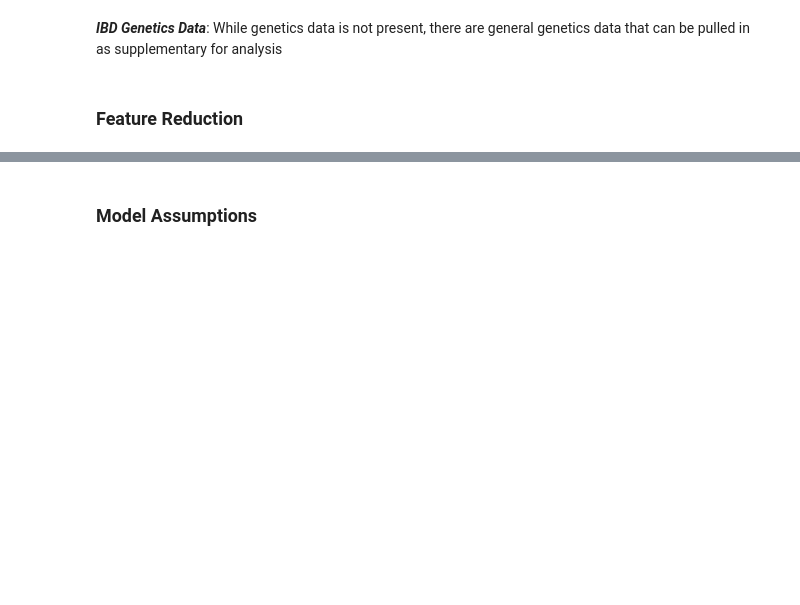
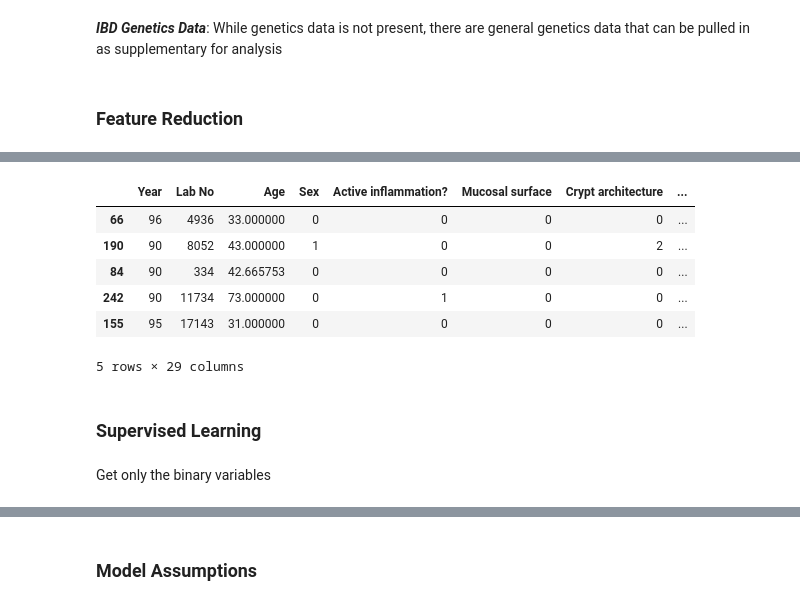
Before and after one commit to pretttyvo/Capstone_B, a Jupyter notebook: Jupyter notebook/CapStone B Final WB.ipynb, the cells around one changed output, grey strips where cells are left out. Cells and saved outputs as stored; diff of their text form; code cells hidden in the pictures; blank space fills up the shorter version.

```diff
--- a/Jupyter notebook/CapStone B Final WB.ipynb
+++ b/Jupyter notebook/CapStone B Final WB.ipynb
@@ -134,0 +161,15 @@ Index(['Year', 'Lab No', 'Age', 'Sex', 'Active inflammation?',
+# %%
+train = pd.concat([X_train,y_train],axis=1)
+train.head()
+# %% [output]
+|  | Year | Lab No | Age | Sex | Active inflammation? | Mucosal surface | Crypt architecture | ... |
+| 66 | 96 | 4936 | 33.000000 | 0 | 0 | 0 | 0 | ... |
+| 190 | 90 | 8052 | 43.000000 | 1 | 0 | 0 | 2 | ... |
+| 84 | 90 | 334 | 42.665753 | 0 | 0 | 0 | 0 | ... |
+| 242 | 90 | 11734 | 73.000000 | 0 | 1 | 0 | 0 | ... |
+| 155 | 95 | 17143 | 31.000000 | 0 | 0 | 0 | 0 | ... |
+5 rows × 29 columns
+# %% [markdown]
+<h3>Supervised Learning</h3>
+# %% [markdown]
+Get only the binary variables
```
Also changed, not shown: parts of 56 cells of this notebook.
